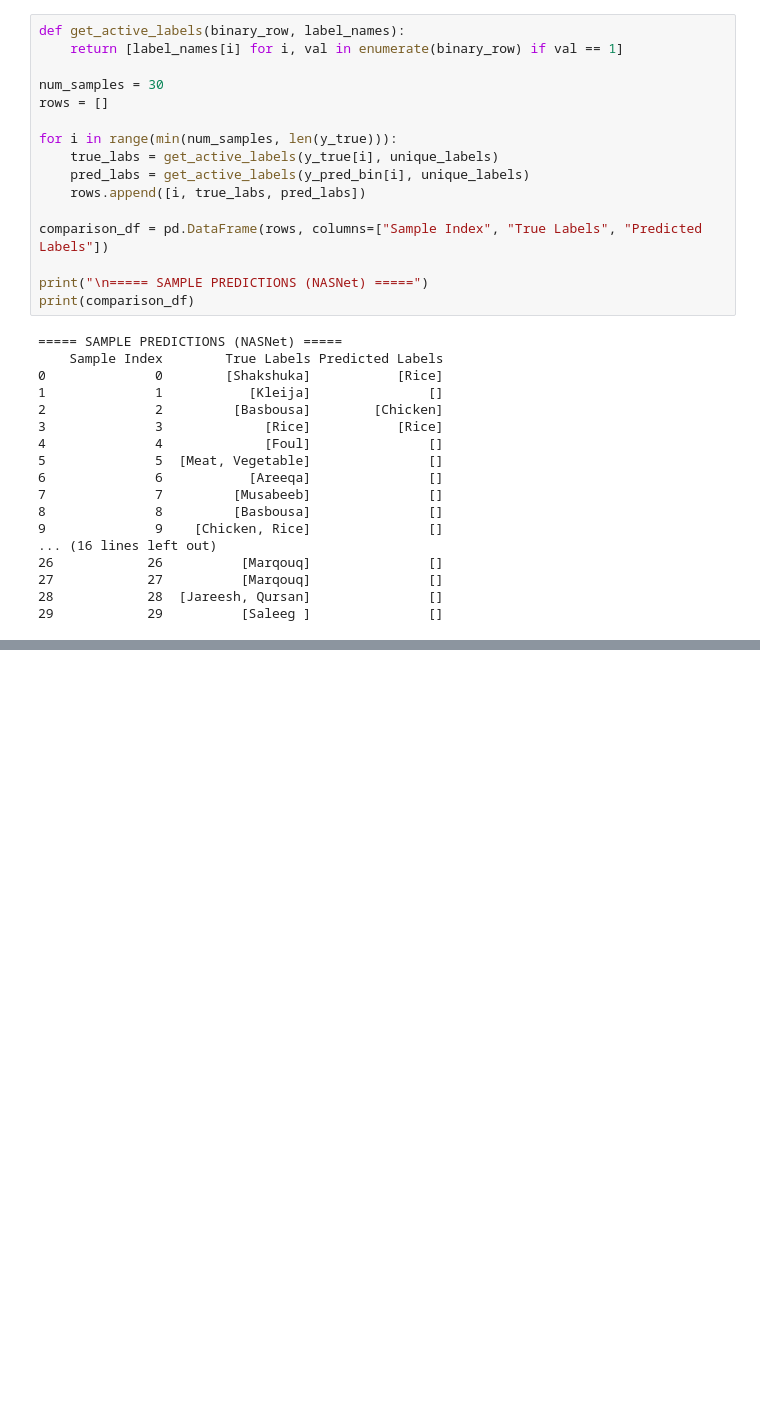
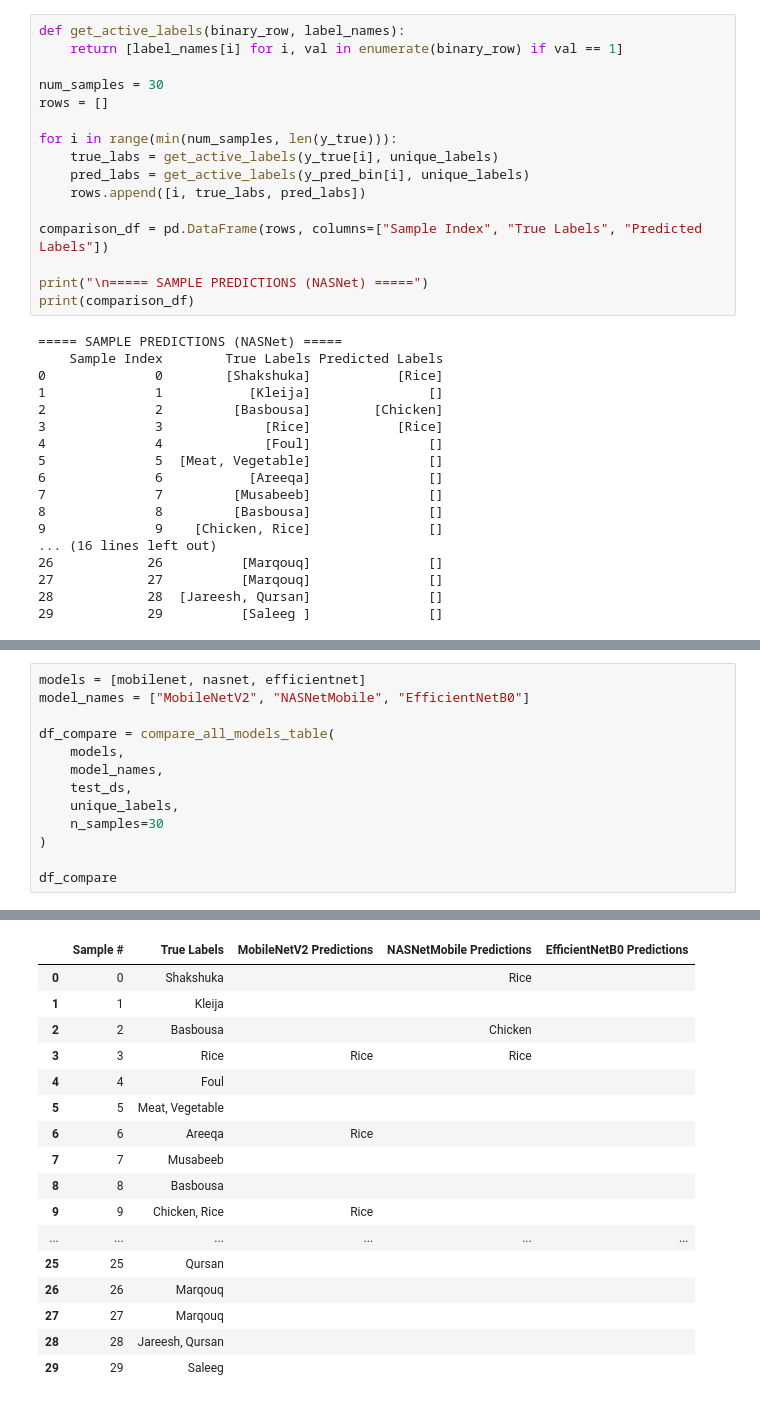
Before and after one commit to NoraHK3/DataSciProject, a Jupyter notebook: Model_Attempt4.ipynb, the cells around one changed output, grey strips where cells are left out. Drawn from its saved outputs; the diff is of its cells as text; blank space fills up the shorter version.

```diff
--- a/Model_Attempt4.ipynb
+++ b/Model_Attempt4.ipynb
@@ -790,0 +857,14 @@ print(comparison_df)
+# %%
+models = [mobilenet, nasnet, efficientnet]
+model_names = ["MobileNetV2", "NASNetMobile", "EfficientNetB0"]
+
+df_compare = compare_all_models_table(
+    models,
+    model_names,
+    test_ds,
+    unique_labels,
+    n_samples=30
+)
+
+df_compare
+# %% [output]
@@ -790,0 +877,17 @@ print(comparison_df)
+|  | Sample # | True Labels | MobileNetV2 Predictions | NASNetMobile Predictions | EfficientNetB0 Predictions |
+| 0 | 0 | Shakshuka |  | Rice |  |
+| 1 | 1 | Kleija |  |  |  |
+| 2 | 2 | Basbousa |  | Chicken |  |
+| 3 | 3 | Rice | Rice | Rice |  |
+| 4 | 4 | Foul |  |  |  |
+| 5 | 5 | Meat, Vegetable |  |  |  |
+| 6 | 6 | Areeqa | Rice |  |  |
+| 7 | 7 | Musabeeb |  |  |  |
+| 8 | 8 | Basbousa |  |  |  |
+| 9 | 9 | Chicken, Rice | Rice |  |  |
+| ... | ... | ... | ... | ... | ... |
+| 25 | 25 | Qursan |  |  |  |
+| 26 | 26 | Marqouq |  |  |  |
+| 27 | 27 | Marqouq |  |  |  |
+| 28 | 28 | Jareesh, Qursan |  |  |  |
+| 29 | 29 | Saleeg |  |  |  |
```
Also changed, not shown: parts of 4 cells of this notebook.
